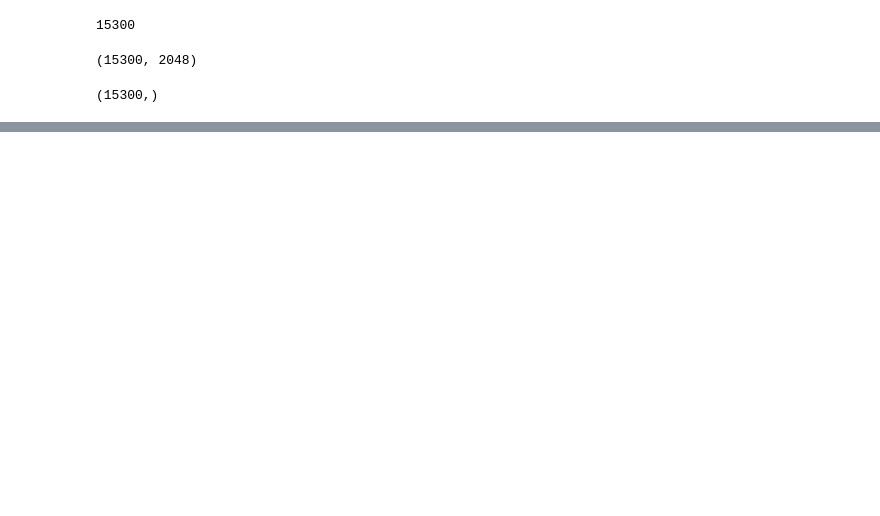
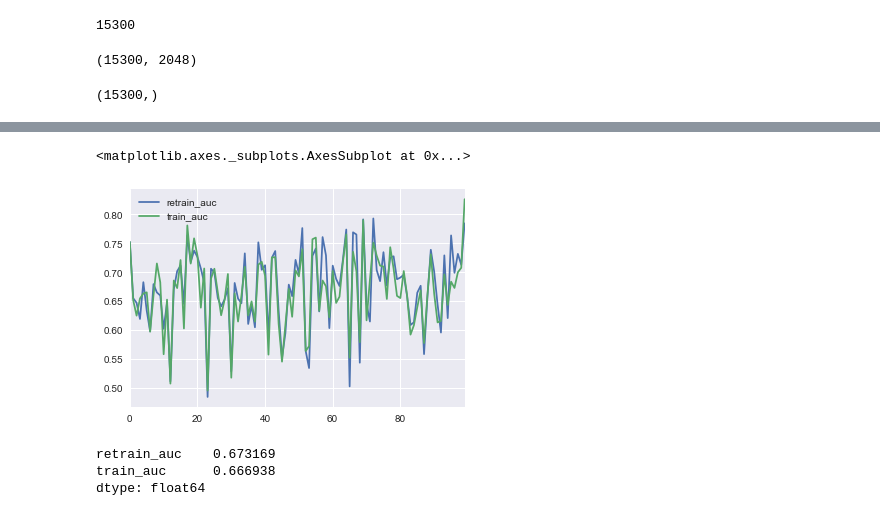
Before and after one commit to Azure/fast_retraining, a Jupyter notebook: experiments/Models.ipynb, the cells around one changed output, grey strips where cells are left out. Saved outputs shown, nothing was run; the diff lists cells and outputs as text; code cells hidden in the pictures; blank space fills up the shorter version.

```diff
--- a/experiments/Models.ipynb
+++ b/experiments/Models.ipynb
@@ -121,0 +289,11 @@ array([ 0.67125979,  0.68006145,  0.67293426])
+# %%
+df.plot()
+# %% [output]
+<matplotlib.axes._subplots.AxesSubplot at 0x...>
+[figure, added]
+# %%
+df.mean()
+# %% [output]
+retrain_auc    0.673169
+train_auc      0.666938
+dtype: float64
```
Also changed, not shown: parts of 34 cells of this notebook, 1 other file.
